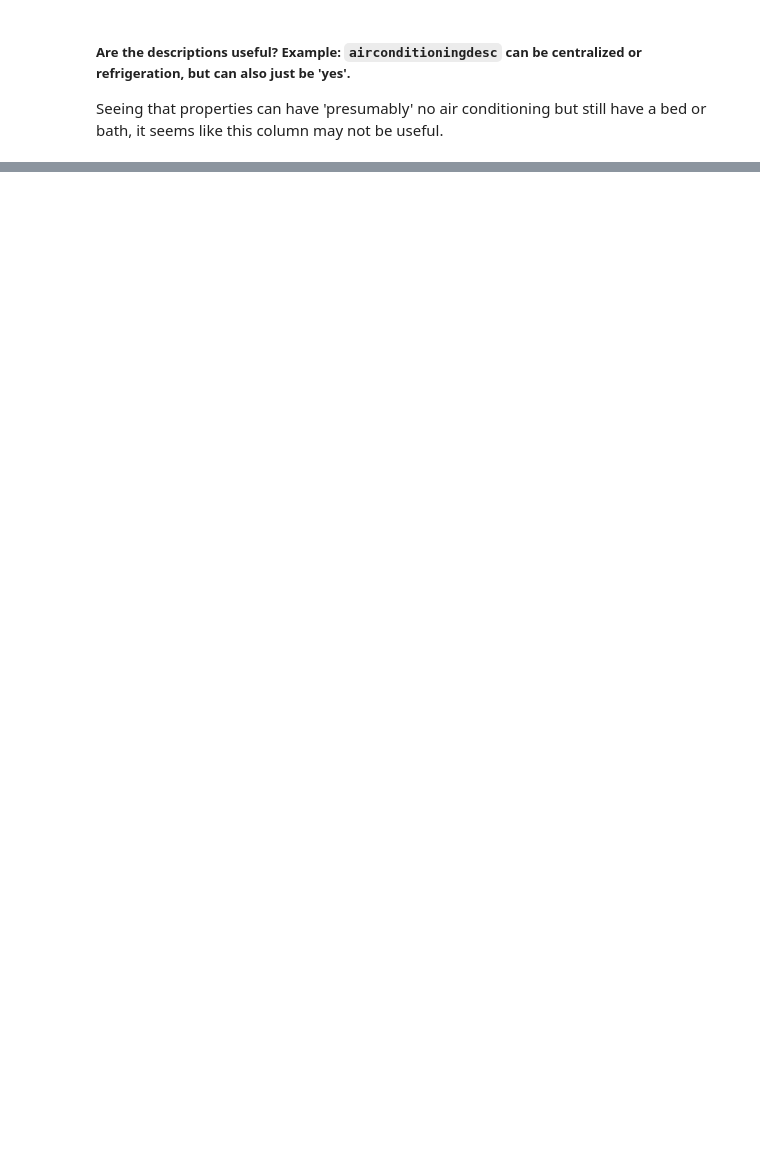
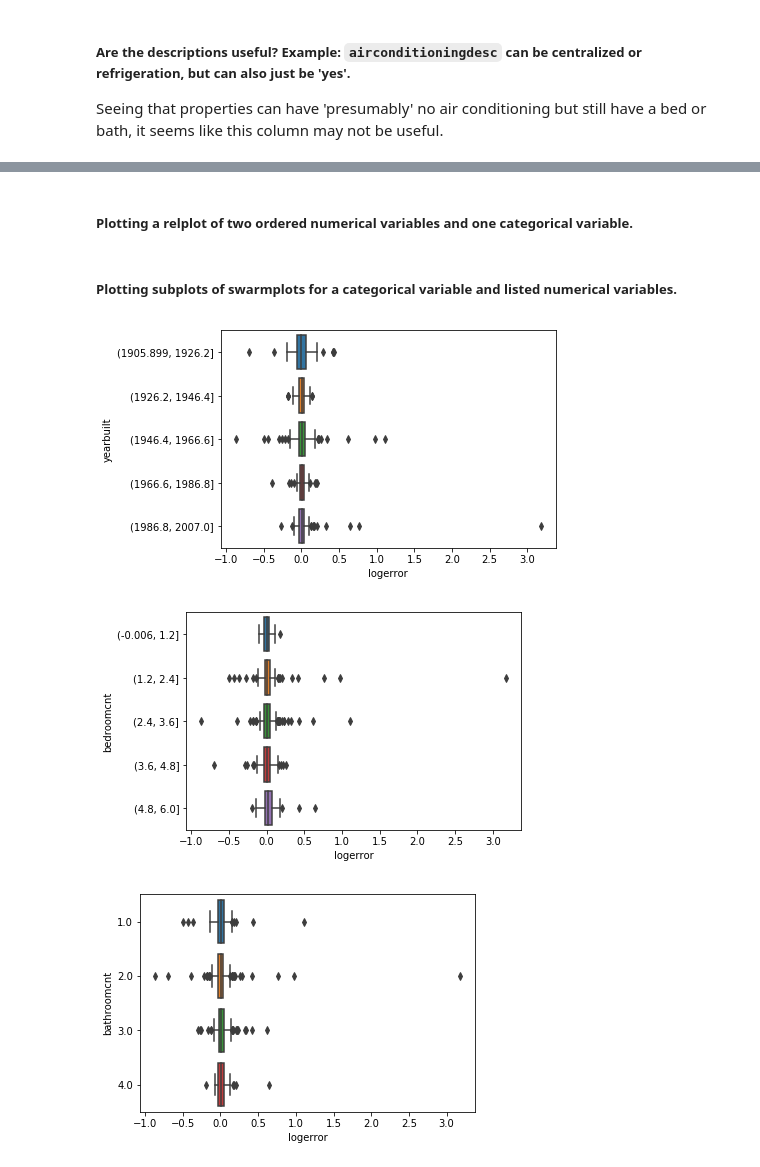
Before and after one commit to matthewzapata/ds-methodologies-exercises, a Jupyter notebook: clustering/zillow_exercises.ipynb, the cells around one changed output, grey strips where cells are left out. Saved outputs shown, nothing was run; the diff lists cells and outputs as text; code cells hidden in the pictures; blank space fills up the shorter version.

```diff
--- a/clustering/zillow_exercises.ipynb
+++ b/clustering/zillow_exercises.ipynb
@@ -144,0 +153,2 @@ array([6037.0], dtype=object)
+# %%
+properties.drop(['roomcnt'], axis=1, inplace=True)
@@ -145,3 +161,5 @@ array([6037.0], dtype=object)
+# %%
+properties.drop(['basementsqft', 'decktypeid', 'fireplacecnt', 'poolsizesum'], axis=1, inplace=True)
 # %% [markdown]
 ##### Are the descriptions useful? Example: `airconditioningdesc` can be centralized or refrigeration, but can also just be 'yes'.
 Seeing that properties can have 'presumably' no air conditioning but still have a bed or bath, it seems like this column may not be useful.
@@ -156,0 +210,3 @@ properties.shape
+# %%
+properties.loc[properties.bedroomcnt > 6, 'bedroomcnt'] = 6
+properties.bedroomcnt.describe()
@@ -156,0 +241,3 @@ properties.shape
+# %%
+properties.loc[properties.bathroomcnt > 4, 'bathroomcnt'] = 4
+properties.bathroomcnt.describe()
@@ -156,0 +263,2 @@ properties.shape
+# %% [markdown]
+##### Plotting a relplot of two ordered numerical variables and one categorical variable.
@@ -156,0 +267,2 @@ properties.shape
+# %% [markdown]
+##### Plotting subplots of swarmplots for a categorical variable and listed numerical variables.
@@ -156,0 +272,6 @@ properties.shape
+# %%
+explore_zillow.cat_distributions(properties.sample(500), ['yearbuilt', 'bedroomcnt', 'bathroomcnt'], 'logerror')
+# %% [output]
+[figure, added]
+[figure, added]
+[figure, added]
```
Also changed, not shown: parts of 33 cells of this notebook, 3 other files.
